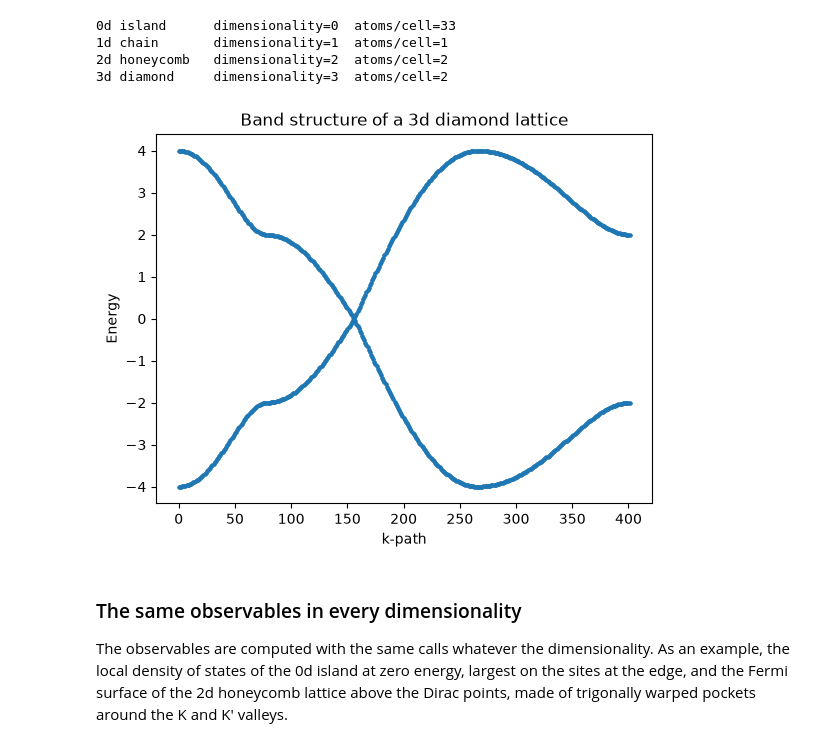
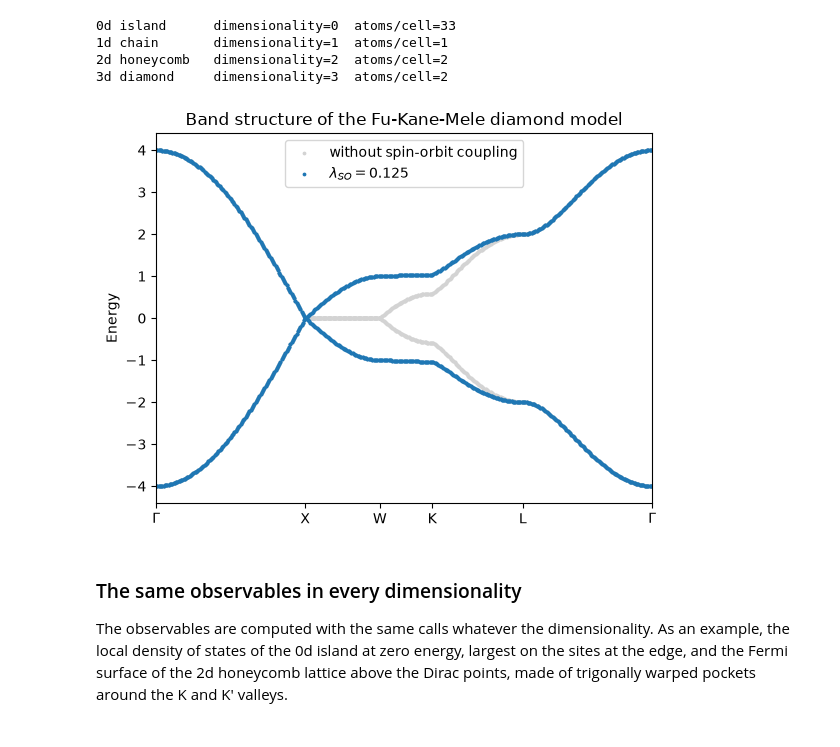
Before and after one commit to joselado/pyqula, a Jupyter notebook: jupyter-notebooks/functionalities/single_particle_hamiltonians/07_0d_1d_2d_3d_models.ipynb, the cells around one changed output. Cells and saved outputs as stored; diff of their text form; code cells hidden in the pictures.

```diff
--- a/jupyter-notebooks/functionalities/single_particle_hamiltonians/07_0d_1d_2d_3d_models.ipynb
+++ b/jupyter-notebooks/functionalities/single_particle_hamiltonians/07_0d_1d_2d_3d_models.ipynb
@@ -28,16 +28,32 @@ for name,g in [("0d island",g0d),("1d chain",g1d),("2d honeycomb",g2d),("3d diam
 2d honeycomb   dimensionality=2  atoms/cell=2
 3d diamond     dimensionality=3  atoms/cell=2
 # %%
-h3d = g3d.get_hamiltonian()
-h3d.add_soc(0.1) # intrinsic spin-orbit coupling
-(k,e) = h3d.get_bands()
+h3d = g3d.get_hamiltonian() # first-neighbor hopping t=1
+h0 = h3d.copy() # the same lattice without spin-orbit coupling
+h3d.add_soc(0.1875) # intrinsic spin-orbit coupling, lambda_SO=0.125 of Fu, Kane and Mele
 
-plt.scatter(k,e,s=4)
-plt.xlabel("k-path") ; plt.ylabel("Energy")
-plt.title("Band structure of a 3d diamond lattice")
+# high-symmetry points of the fcc Brillouin zone, in units of 2pi/a with a the cubic cell
+pts = {"$\\Gamma$":[0.,0.,0.],"X":[1.,0.,0.],"W":[1.,.5,0.],"K":[.75,.75,0.],"L":[.5,.5,.5]}
+A = np.array([[-.5,.5,0.],[0.,.5,.5],[-.5,0.,.5]]) # primitive vectors in units of a
+path = ["$\\Gamma$","X","W","K","L","$\\Gamma$"]
+kpath,ticks = [],[0] # k-points in reduced coordinates, A@P, and where each point sits
+for (p1,p2) in zip(path[:-1],path[1:]):
+    P1,P2 = np.array(pts[p1]),np.array(pts[p2])
+    n = int(round(120*np.linalg.norm(P2-P1))) # points proportional to the length
+    kpath += [A@(P1 + s*(P2-P1)) for s in np.linspace(0.,1.,n,endpoint=False)]
+    ticks.append(len(kpath))
+kpath.append(A@np.array(pts[path[-1]]))
+
+(k0,e0) = h0.get_bands(kpath=kpath) # without spin-orbit coupling
+(k,e) = h3d.get_bands(kpath=kpath) # with spin-orbit coupling
+plt.scatter(k0,e0,s=3,c="lightgray",label="without spin-orbit coupling")
+plt.scatter(k,e,s=3,c="tab:blue",label="$\\lambda_{SO}=0.125$")
+plt.xticks(ticks,path) ; plt.xlim(0,len(kpath)-1)
+plt.ylabel("Energy") ; plt.legend(loc="upper center")
+plt.title("Band structure of the Fu-Kane-Mele diamond model")
 plt.show()
 # %% [output]
-[figure, old version]
+[figure, new version]
 # %% [markdown]
 ### The same observables in every dimensionality
 The observables are computed with the same calls whatever the dimensionality. As an example, the
```
Also changed, not shown: parts of 1 cell of this notebook, 3 other files.
